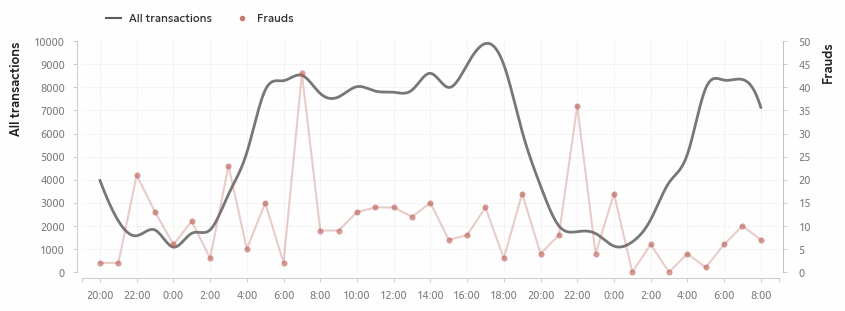
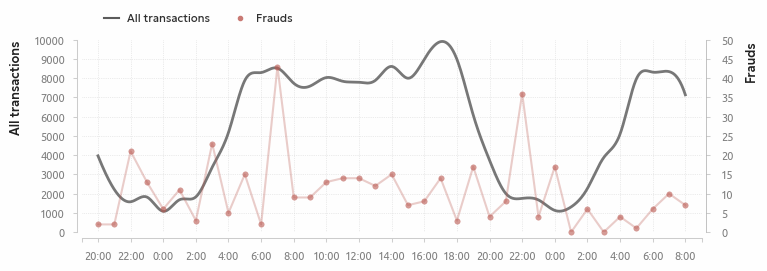
Unified diff of the notebook cell whose output changed from the first chart to the second:
--- before
+++ after
@@ -1,3 +1,3 @@
-fig, ax1 = plt.subplots()
+fig, ax1 = plt.subplots(figsize=(8, 2.5))
 
 ax1.plot(

Commit: upd